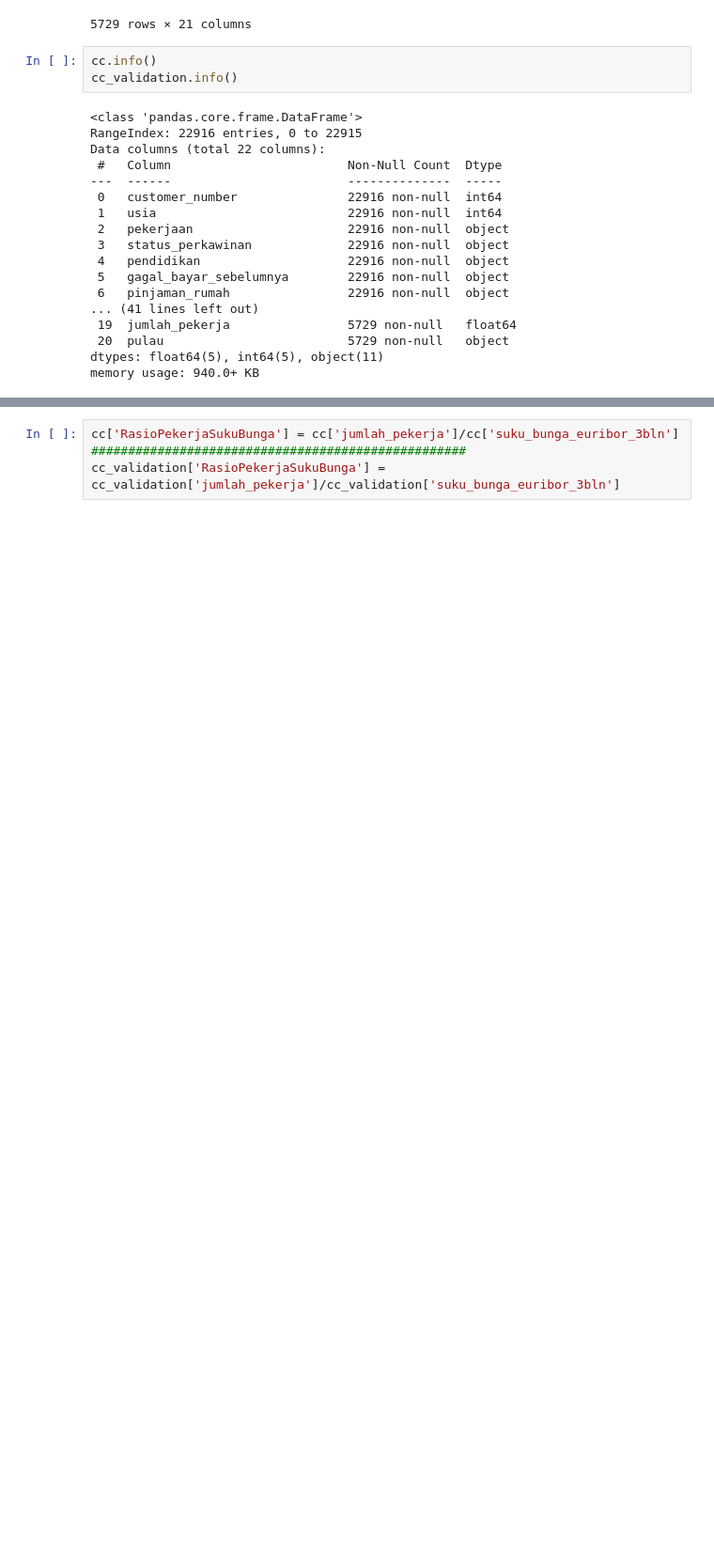
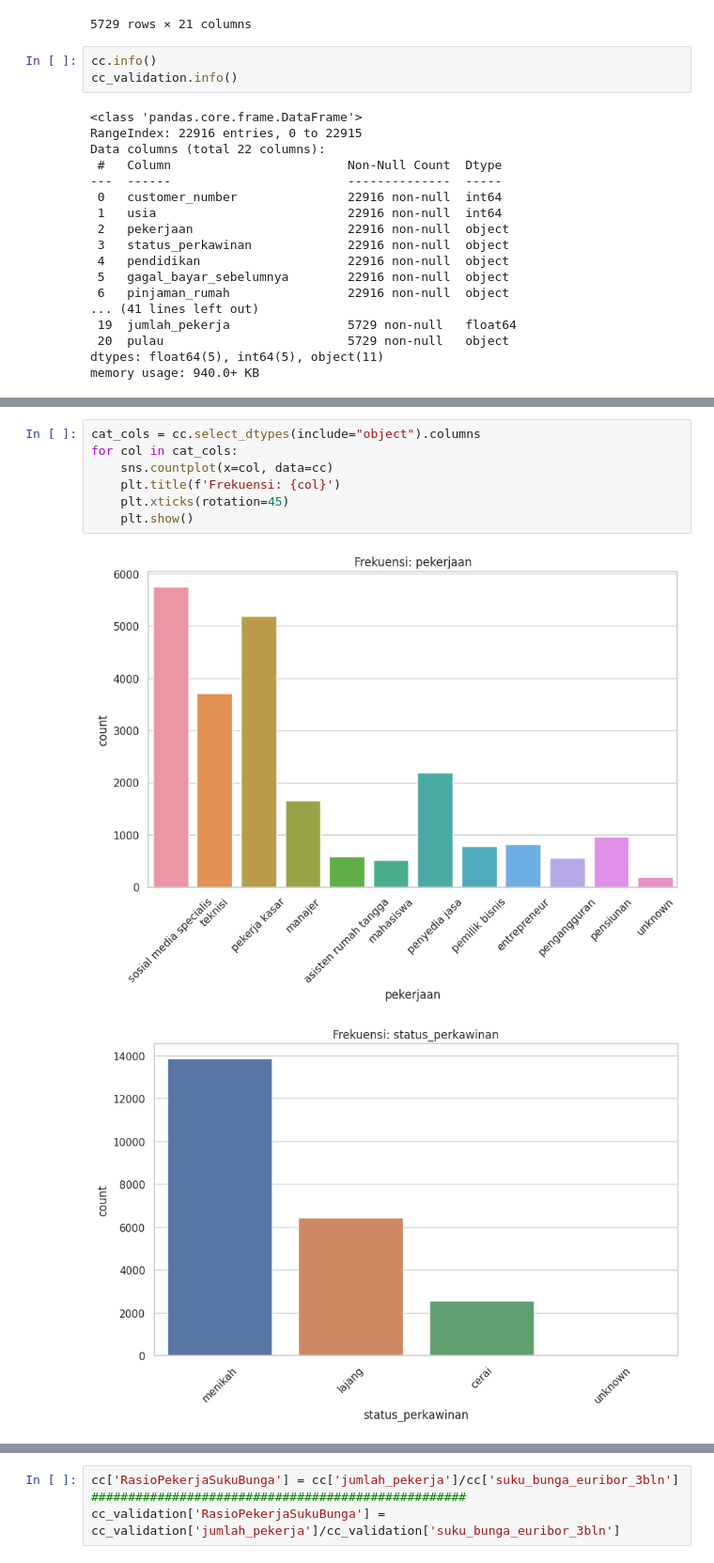
Before and after one commit to Dimassaputra5/DataQuest, a Jupyter notebook: DataQuest.ipynb, the cells around one changed output, grey strips where cells are left out. Shown at 94% size. Saved outputs shown, nothing was run; the diff lists cells and outputs as text; blank space fills up the shorter version.

```diff
--- a/DataQuest.ipynb
+++ b/DataQuest.ipynb
@@ -90,0 +166,10 @@ memory usage: 940.0+ KB
+# %%
+cat_cols = cc.select_dtypes(include="object").columns
+for col in cat_cols:
+    sns.countplot(x=col, data=cc)
+    plt.title(f'Frekuensi: {col}')
+    plt.xticks(rotation=45)
+    plt.show()
+# %% [output]
+[figure, added]
+[figure, added]
```
Also changed, not shown: parts of 45 cells of this notebook.
